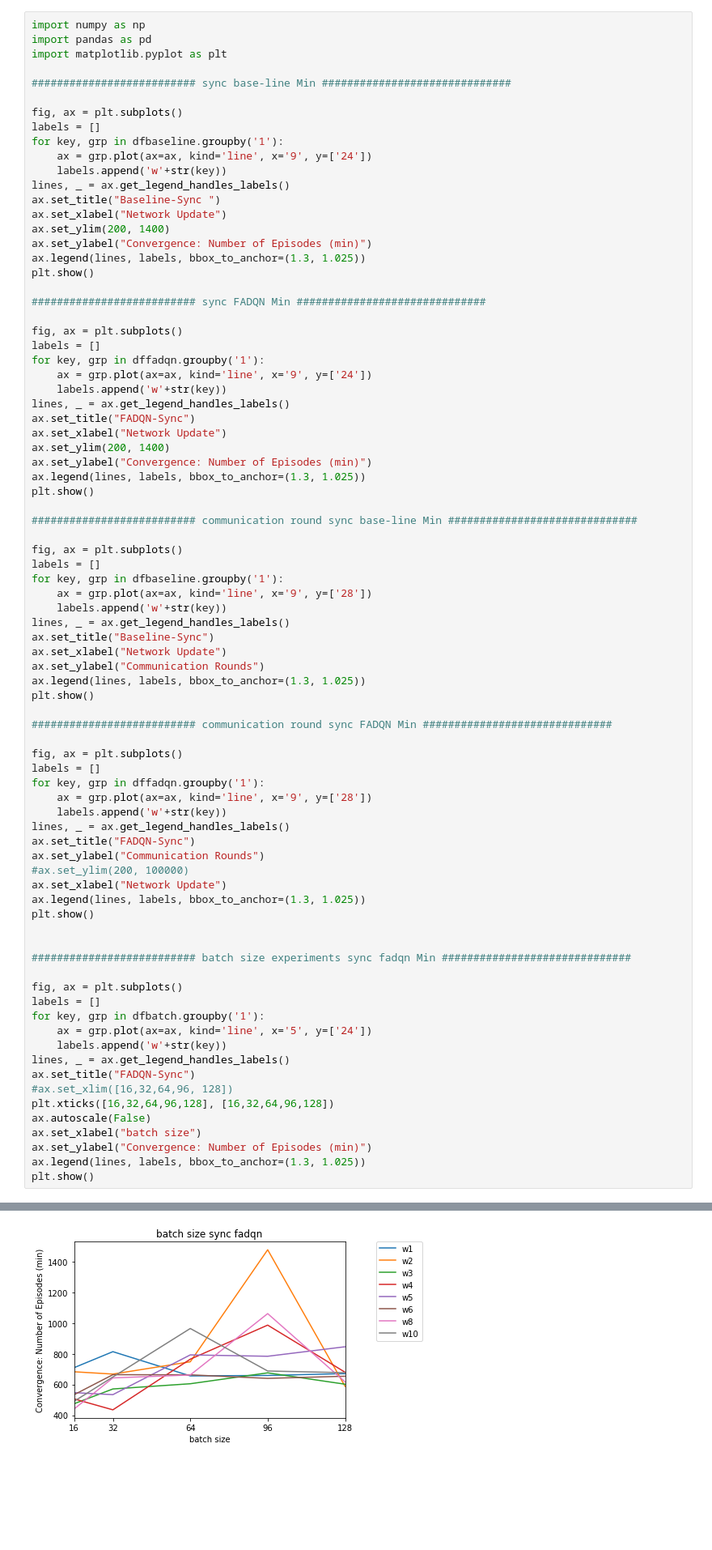
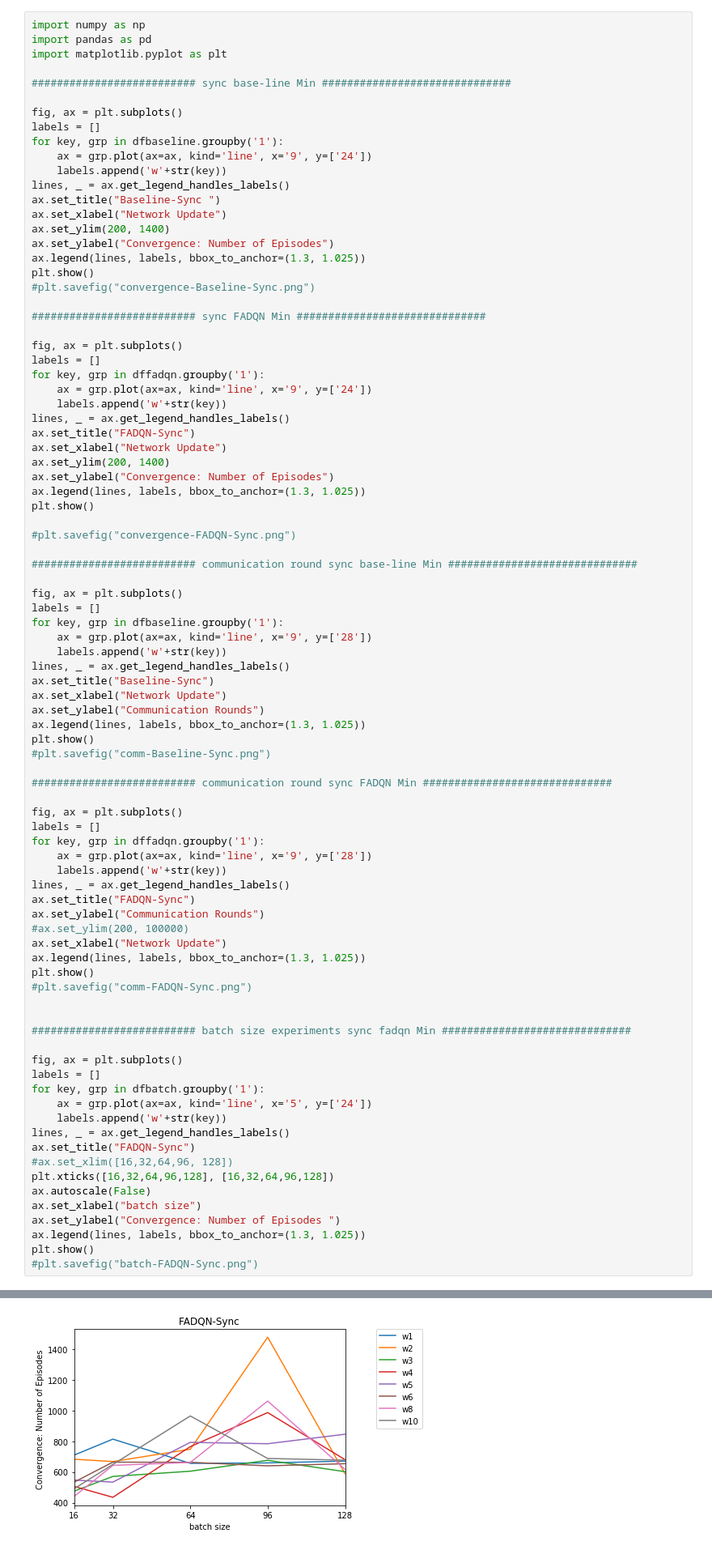
Before and after one commit to Aztah/distrl, a Jupyter notebook: scripts/Dist-RL.ipynb, the cells around one changed output, grey strips where cells are left out. Shown at 81% size. Saved outputs shown, nothing was run; the diff lists cells and outputs as text; blank space fills up the shorter version.

Commit message:
updating the figures

```diff
--- a/scripts/Dist-RL.ipynb
+++ b/scripts/Dist-RL.ipynb
@@ -88,9 +88,10 @@ lines, _ = ax.get_legend_handles_labels()
 ax.set_title("Baseline-Sync ")
 ax.set_xlabel("Network Update")
 ax.set_ylim(200, 1400)
-ax.set_ylabel("Convergence: Number of Episodes (min)")
+ax.set_ylabel("Convergence: Number of Episodes")
 ax.legend(lines, labels, bbox_to_anchor=(1.3, 1.025))
 plt.show()
+#plt.savefig("convergence-Baseline-Sync.png")
 
 ########################## sync FADQN Min ##############################
 
@@ -103,9 +104,11 @@ lines, _ = ax.get_legend_handles_labels()
 ax.set_title("FADQN-Sync")
 ax.set_xlabel("Network Update")
 ax.set_ylim(200, 1400)
-ax.set_ylabel("Convergence: Number of Episodes (min)")
+ax.set_ylabel("Convergence: Number of Episodes")
 ax.legend(lines, labels, bbox_to_anchor=(1.3, 1.025))
 plt.show()
+
+#plt.savefig("convergence-FADQN-Sync.png")
 
 ########################## communication round sync base-line Min ##############################
 
@@ -120,6 +123,7 @@ ax.set_xlabel("Network Update")
 ax.set_ylabel("Communication Rounds")
 ax.legend(lines, labels, bbox_to_anchor=(1.3, 1.025))
 plt.show()
+#plt.savefig("comm-Baseline-Sync.png")
 
 ########################## communication round sync FADQN Min ##############################
 
@@ -135,6 +139,7 @@ ax.set_ylabel("Communication Rounds")
 ax.set_xlabel("Network Update")
 ax.legend(lines, labels, bbox_to_anchor=(1.3, 1.025))
 plt.show()
+#plt.savefig("comm-FADQN-Sync.png")
 
 
 ########################## batch size experiments sync fadqn Min ##############################
@@ -150,7 +155,8 @@ ax.set_title("FADQN-Sync")
 plt.xticks([16,32,64,96,128], [16,32,64,96,128])
 ax.autoscale(False)
 ax.set_xlabel("batch size")
-ax.set_ylabel("Convergence: Number of Episodes (min)")
+ax.set_ylabel("Convergence: Number of Episodes ")
 ax.legend(lines, labels, bbox_to_anchor=(1.3, 1.025))
 plt.show()
+#plt.savefig("batch-FADQN-Sync.png")
 # %% [output]
@@ -161,4 +168,4 @@ plt.show()
-[figure, old version]
+[figure, new version]
 # %%
 #avgEpisodes= sdf.groupby(9)[17]
 #minEpisodes= sdf.groupby(9)[23]
```
Also changed, not shown: parts of 1 cell of this notebook.
